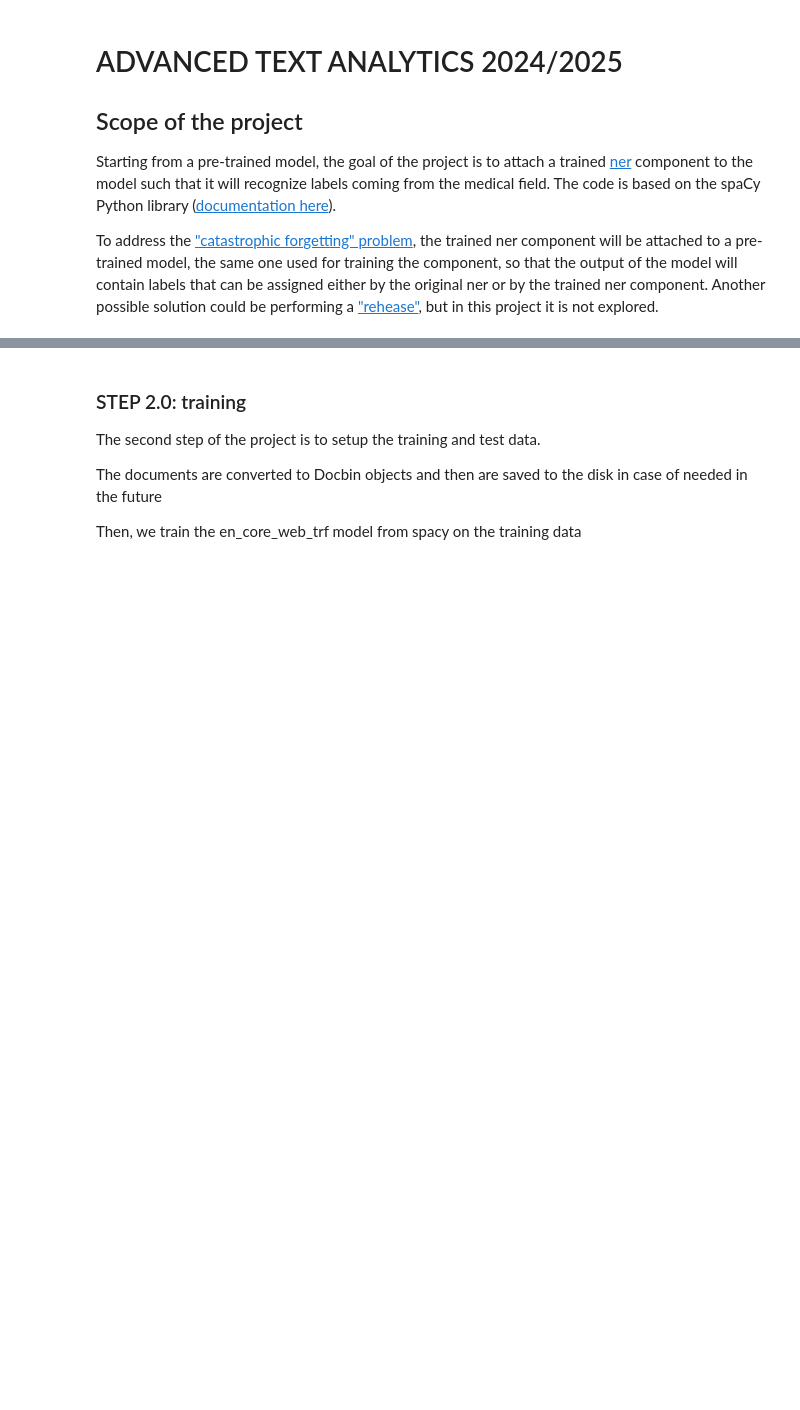
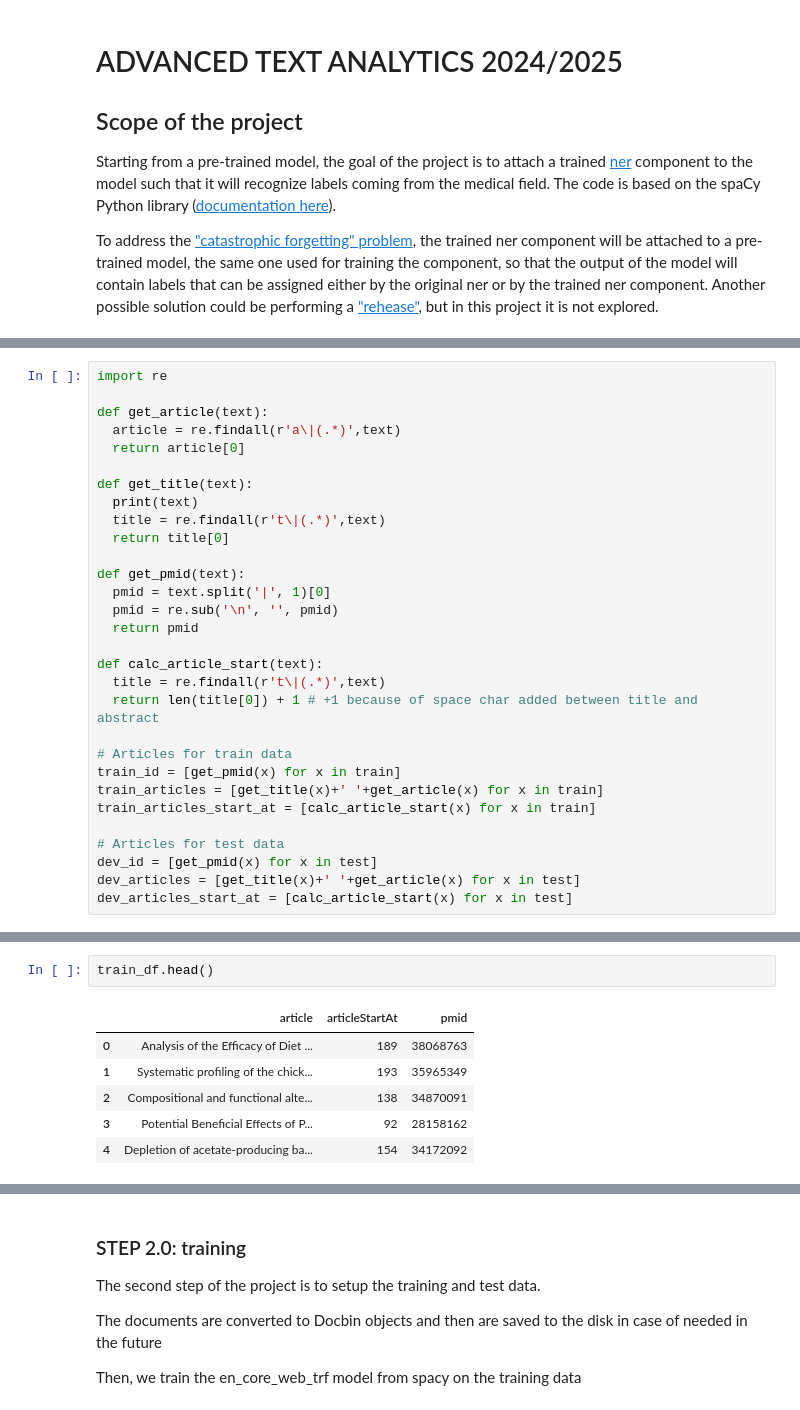
Before and after one commit to manuelrigobello/ATA2425, a Jupyter notebook: ATA2425.ipynb, the cells around one changed output, grey strips where cells are left out. Drawn from its saved outputs; the diff is of its cells as text; blank space fills up the shorter version.

```diff
--- a/ATA2425.ipynb
+++ b/ATA2425.ipynb
@@ -24,0 +84,30 @@ Go to [step 2](#step2.0) if you already have the training and test set well form
+# %%
+import re
+
+def get_article(text):
+  article = re.findall(r'a\|(.*)',text)
+  return article[0]
+
+def get_title(text):
+  print(text)
+  title = re.findall(r't\|(.*)',text)
+  return title[0]
+
+def get_pmid(text):
+  pmid = text.split('|', 1)[0]
+  pmid = re.sub('\n', '', pmid)
+  return pmid
+
+def calc_article_start(text):
+  title = re.findall(r't\|(.*)',text)
+  return len(title[0]) + 1 # +1 because of space char added between title and abstract
+
+# Articles for train data
+train_id = [get_pmid(x) for x in train]
+train_articles = [get_title(x)+' '+get_article(x) for x in train]
+train_articles_start_at = [calc_article_start(x) for x in train]
+
+# Articles for test data
+dev_id = [get_pmid(x) for x in test]
+dev_articles = [get_title(x)+' '+get_article(x) for x in test]
+dev_articles_start_at = [calc_article_start(x) for x in test]
@@ -24,0 +144,9 @@ Go to [step 2](#step2.0) if you already have the training and test set well form
+# %%
+train_df.head()
+# %% [output]
+|  | article | articleStartAt | pmid |
+| 0 | Analysis of the Efficacy of Diet ... | 189 | 38068763 |
+| 1 | Systematic profiling of the chick... | 193 | 35965349 |
+| 2 | Compositional and functional alte... | 138 | 34870091 |
+| 3 | Potential Beneficial Effects of P... | 92 | 28158162 |
+| 4 | Depletion of acetate-producing ba... | 154 | 34172092 |
```
Also changed, not shown: parts of 21 cells of this notebook.
